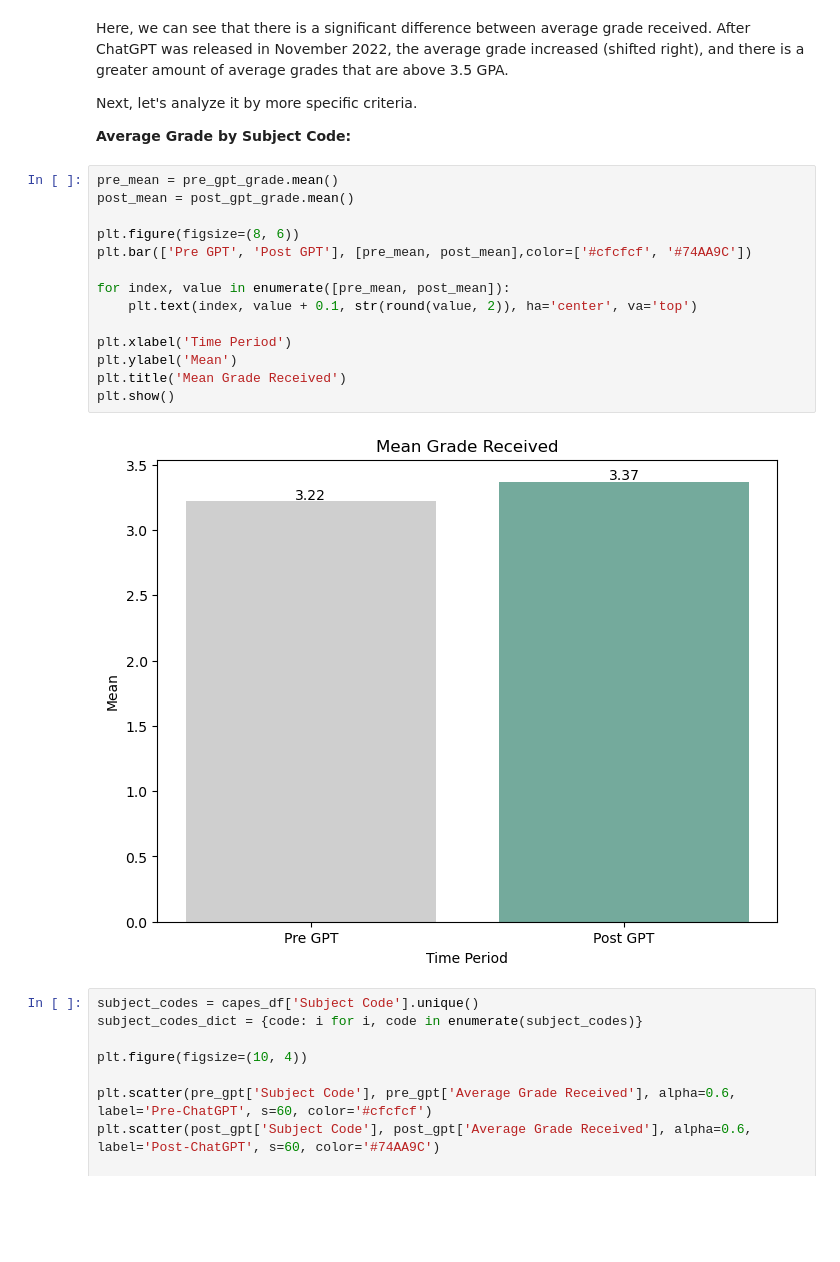
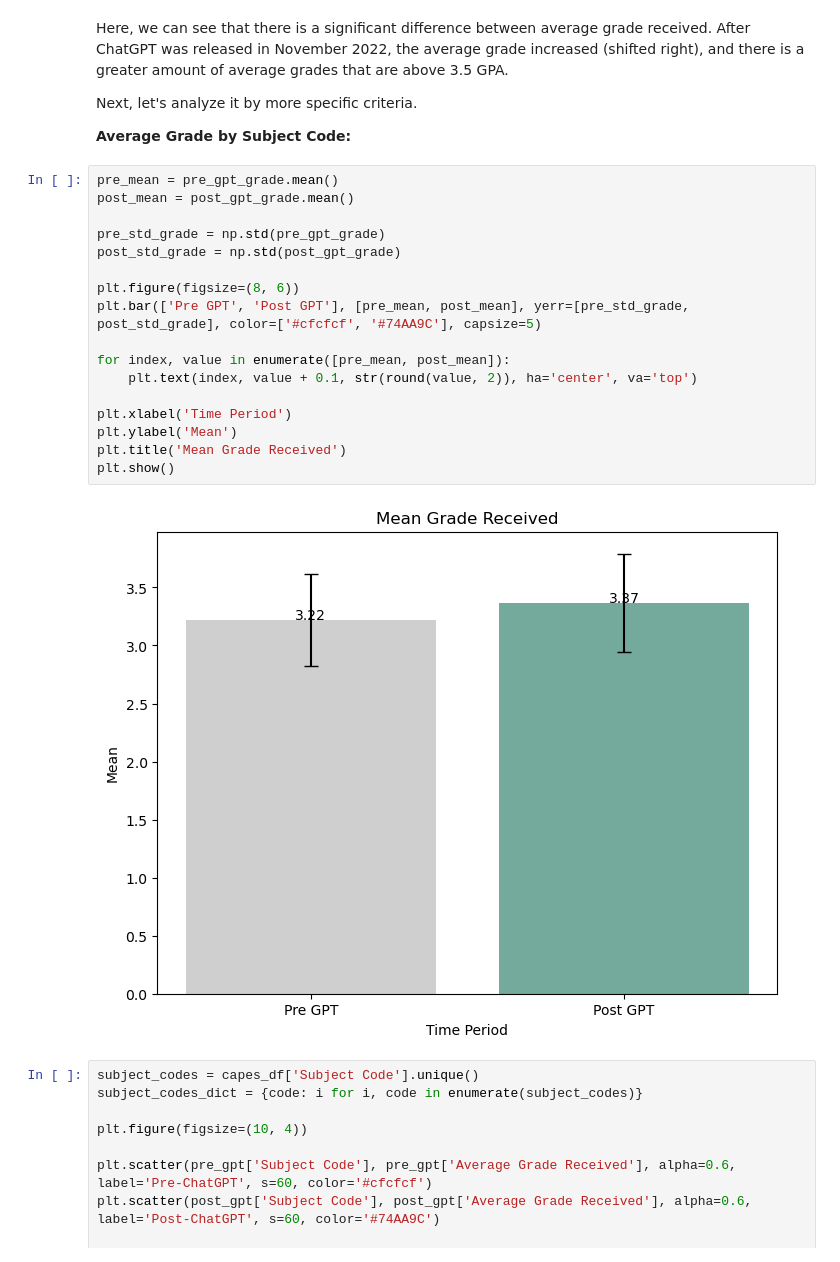
Before and after one commit to aydintabai/AI-Academic-Impact-Case-Study, a Jupyter notebook: FinalProject_Group112_WI24.ipynb, the cells around one changed output. Drawn from its saved outputs; the diff is of its cells as text; blank space fills up the shorter version.

```diff
--- a/FinalProject_Group112_WI24.ipynb
+++ b/FinalProject_Group112_WI24.ipynb
@@ -936,19 +939,22 @@ Next, let's analyze it by more specific criteria.
 # %%
 pre_mean = pre_gpt_grade.mean()
 post_mean = post_gpt_grade.mean()
 
+pre_std_grade = np.std(pre_gpt_grade)
+post_std_grade = np.std(post_gpt_grade)
+
 plt.figure(figsize=(8, 6))
-plt.bar(['Pre GPT', 'Post GPT'], [pre_mean, post_mean],color=['#cfcfcf', '#74AA9C'])
+plt.bar(['Pre GPT', 'Post GPT'], [pre_mean, post_mean], yerr=[pre_std_grade, post_std_grade], color=['#cfcfcf', '#74AA9C'], capsize=5)
 
 for index, value in enumerate([pre_mean, post_mean]):
     plt.text(index, value + 0.1, str(round(value, 2)), ha='center', va='top')
 
 plt.xlabel('Time Period')
 plt.ylabel('Mean')
 plt.title('Mean Grade Received')
 plt.show()
 # %% [output]
-[figure, old version]
+[figure, new version]
 # %%
 subject_codes = capes_df['Subject Code'].unique()
 subject_codes_dict = {code: i for i, code in enumerate(subject_codes)}
```
Also changed, not shown: parts of 1 cell of this notebook.
